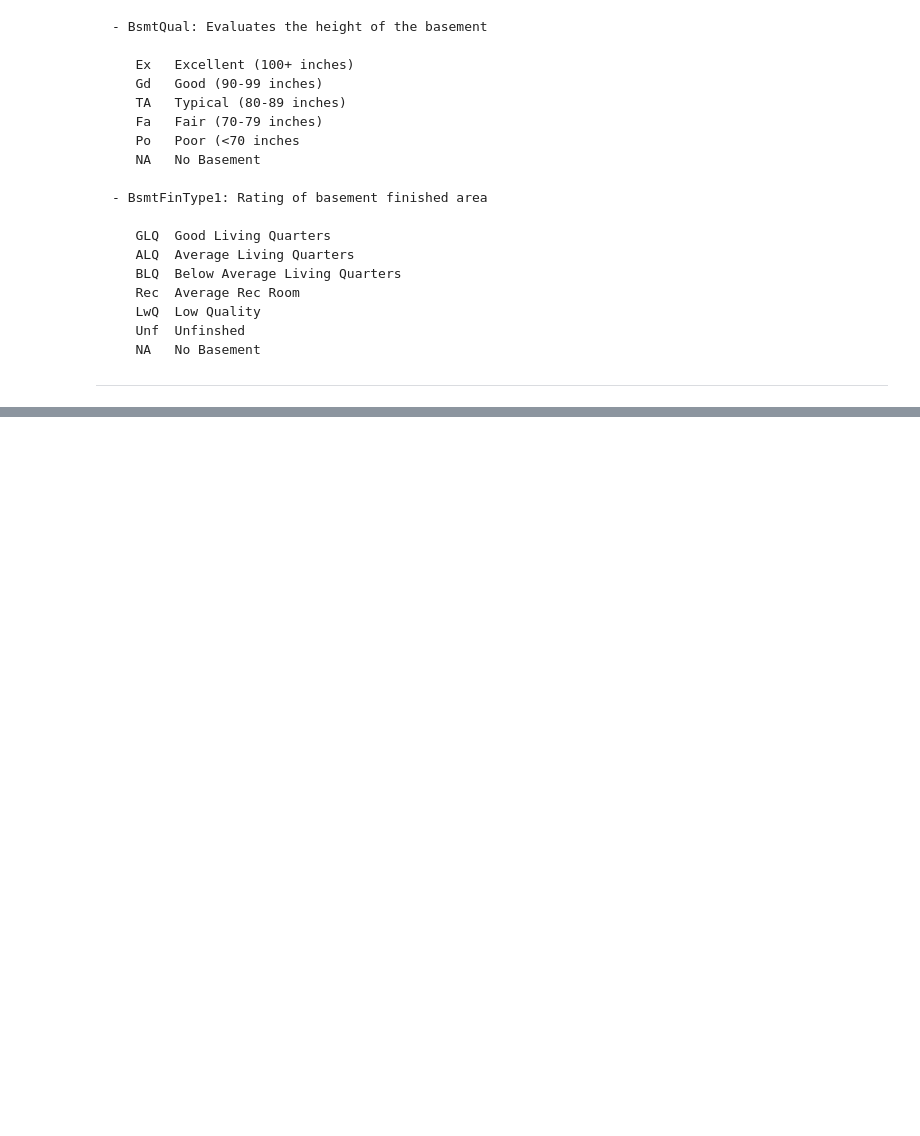
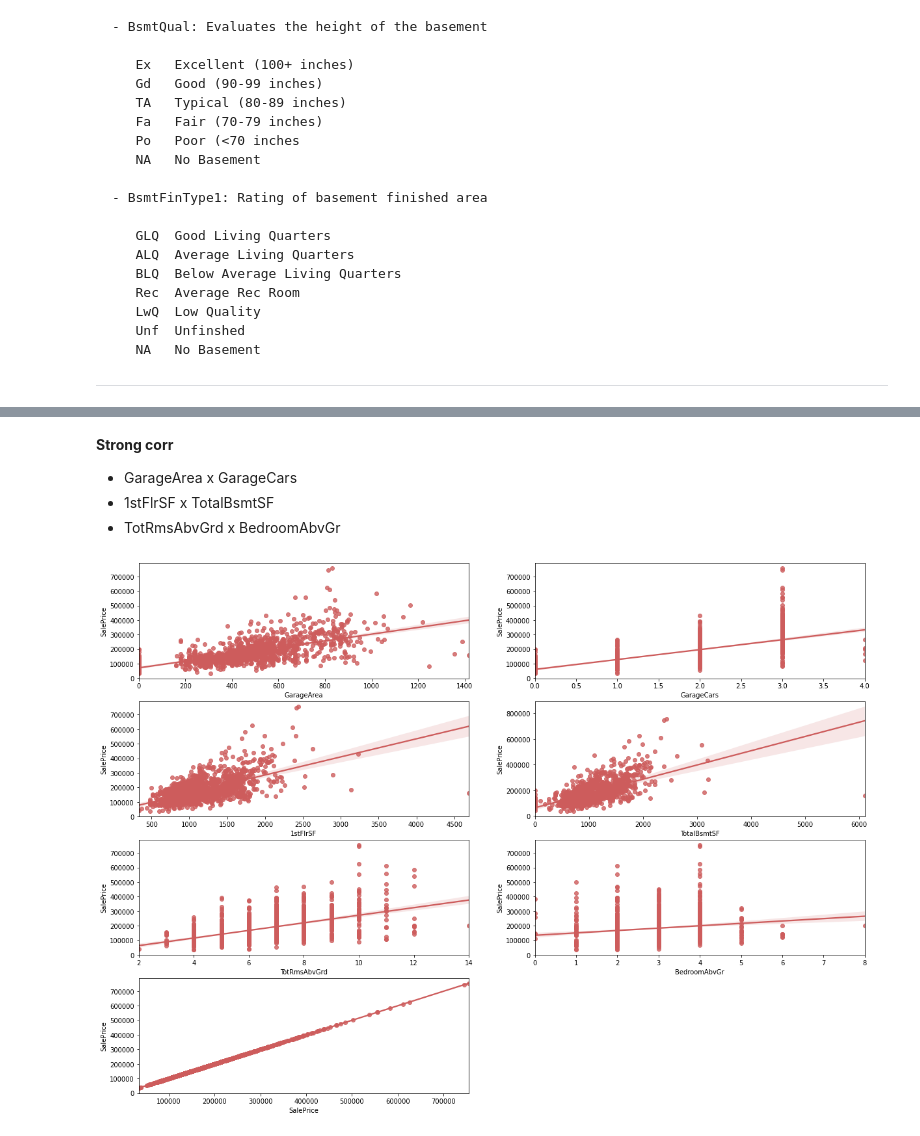
Before and after one commit to daianeklein/House-Prices-advRegressionTechniques, a Jupyter notebook: Adv-House-Prediction.ipynb, the cells around one changed output, grey strips where cells are left out. Saved outputs shown, nothing was run; the diff lists cells and outputs as text; code cells hidden in the pictures; blank space fills up the shorter version.

```diff
--- a/Adv-House-Prediction.ipynb
+++ b/Adv-House-Prediction.ipynb
@@ -706,0 +884,17 @@ sns.despine(bottom = True, left = True);
+# %% [markdown]
+**Strong corr**
+
+ - GarageArea x GarageCars
+ - 1stFlrSF x TotalBsmtSF
+ - TotRmsAbvGrd x BedroomAbvGr
+# %%
+cols = ['GarageArea', 'GarageCars', '1stFlrSF', 'TotalBsmtSF',  'TotRmsAbvGrd', 'BedroomAbvGr', 'SalePrice']
+
+plt.figure(figsize=(20, 15))
+x = 1
+for f in cols:
+    plt.subplot(4, 2, x)
+    sns.regplot(data = num_attributes[cols], x = f, y = 'SalePrice', color = 'indianred')
+    x += 1
+# %% [output]
+[figure, added]
```
Also changed, not shown: parts of 86 cells of this notebook.
